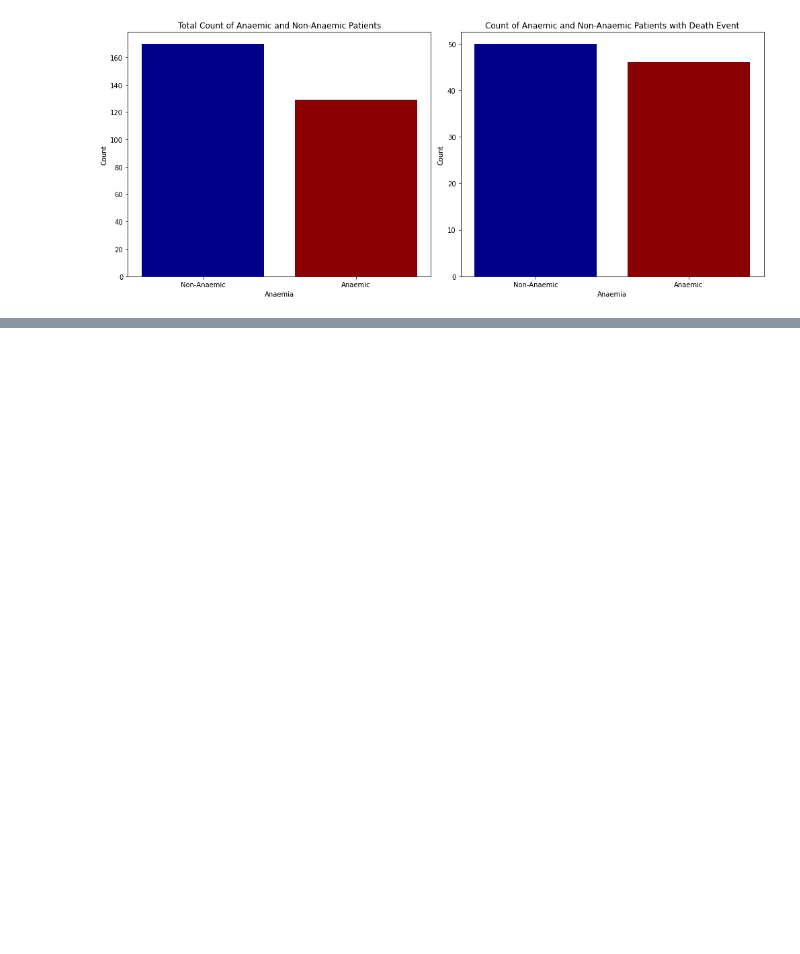
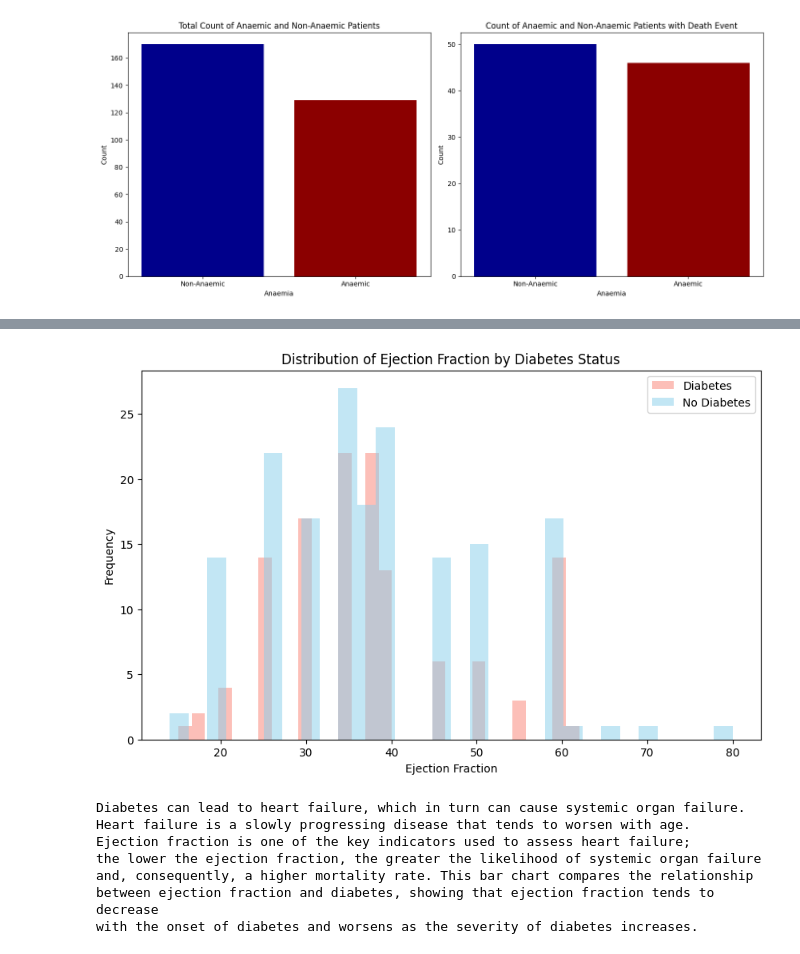
Before and after one commit to faiyted/Project-Cardiac-Disease, a Jupyter notebook: Group-Project.ipynb, the cells around one changed output, grey strips where cells are left out. Cells and saved outputs as stored; diff of their text form; code cells hidden in the pictures; blank space fills up the shorter version.

```diff
--- a/Group-Project.ipynb
+++ b/Group-Project.ipynb
@@ -343,0 +564,43 @@ plt.show()
+# %%
+import pandas as pd
+import matplotlib.pyplot as plt
+
+# Set the figure size.
+plt.figure(figsize=(10, 6))
+
+# Filter the data for diabetic and non-diabetic patients
+diabetes_data = heart_df[heart_df['diabetes'] == 1]['ejection_fraction']
+non_diabetes_data = heart_df[heart_df['diabetes'] == 0]['ejection_fraction']
+
+# Create a histogram
+plt.hist(diabetes_data, bins=30, alpha=0.5, label='Diabetes', color='salmon')
+plt.hist(non_diabetes_data, bins=30, alpha=0.5, label='No Diabetes', color='skyblue')
+
+# Set the title and labels
+plt.title('Distribution of Ejection Fraction by Diabetes Status')
+plt.xlabel('Ejection Fraction')
+plt.ylabel('Frequency')
+plt.legend(loc='upper right')
+
+plt.show()
+
+text = (
+    "Diabetes can lead to heart failure, which in turn can cause systemic organ failure.\n"
+    "Heart failure is a slowly progressing disease that tends to worsen with age.\n"
+    "Ejection fraction is one of the key indicators used to assess heart failure;\n"
+    "the lower the ejection fraction, the greater the likelihood of systemic organ failure\n"
+    "and, consequently, a higher mortality rate. This bar chart compares the relationship\n"
+    "between ejection fraction and diabetes, showing that ejection fraction tends to decrease\n"
+    "with the onset of diabetes and worsens as the severity of diabetes increases."
+)
+
+print(text)
+# %% [output]
+[figure, added]
+Diabetes can lead to heart failure, which in turn can cause systemic organ failure.
+Heart failure is a slowly progressing disease that tends to worsen with age.
+Ejection fraction is one of the key indicators used to assess heart failure;
+the lower the ejection fraction, the greater the likelihood of systemic organ failure
+and, consequently, a higher mortality rate. This bar chart compares the relationship
+between ejection fraction and diabetes, showing that ejection fraction tends to decrease
+with the onset of diabetes and worsens as the severity of diabetes increases.
```
Also changed, not shown: parts of 17 cells of this notebook, 1 other file.
